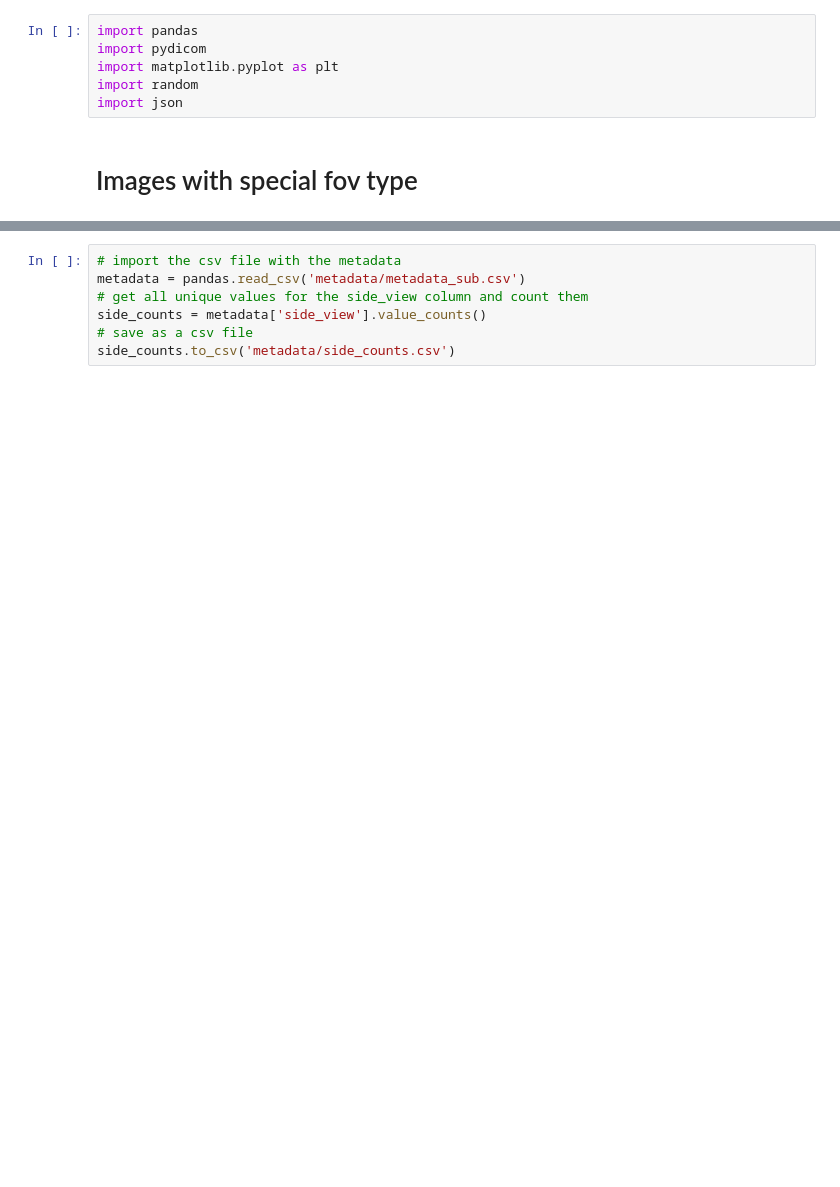
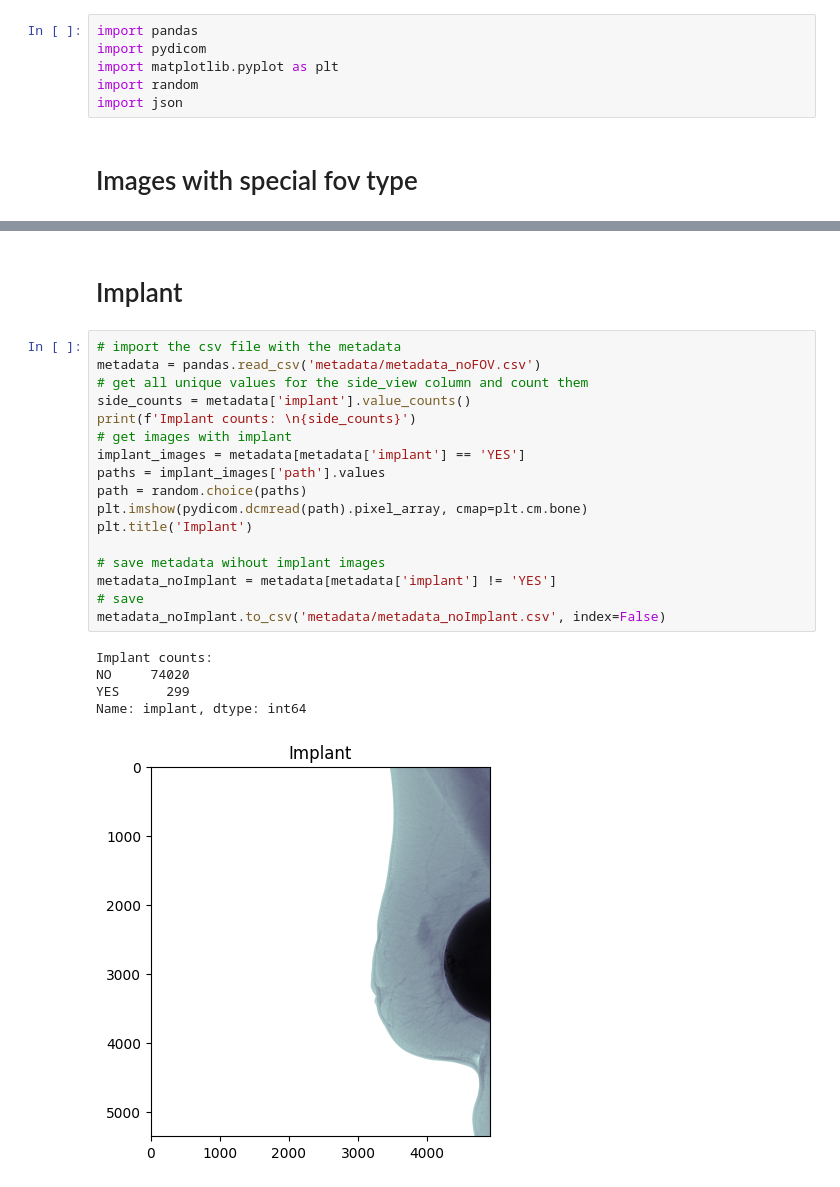
Before and after one commit to Likalto4/diffusion-models_master, a Jupyter notebook: database/dataset_filtering.ipynb, the cells around one changed output, grey strips where cells are left out. Cells and saved outputs as stored; diff of their text form; blank space fills up the shorter version.

```diff
--- a/database/dataset_filtering.ipynb
+++ b/database/dataset_filtering.ipynb
@@ -78,7 +74,25 @@ for i, path in enumerate(paths):
+# %% [markdown]
+# Implant
 # %%
 # import the csv file with the metadata
-metadata = pandas.read_csv('metadata/metadata_sub.csv')
+metadata = pandas.read_csv('metadata/metadata_noFOV.csv')
 # get all unique values for the side_view column and count them
-side_counts = metadata['side_view'].value_counts()
-# save as a csv file
-side_counts.to_csv('metadata/side_counts.csv')
+side_counts = metadata['implant'].value_counts()
+print(f'Implant counts: \n{side_counts}')
+# get images with implant
+implant_images = metadata[metadata['implant'] == 'YES']
+paths = implant_images['path'].values
+path = random.choice(paths)
+plt.imshow(pydicom.dcmread(path).pixel_array, cmap=plt.cm.bone)
+plt.title('Implant')
+
+# save metadata wihout implant images
+metadata_noImplant = metadata[metadata['implant'] != 'YES']
+# save
+metadata_noImplant.to_csv('metadata/metadata_noImplant.csv', index=False)
+# %% [output]
+Implant counts:
+NO     74020
+YES      299
+Name: implant, dtype: int64
+[figure, added]
```
Also changed, not shown: parts of 7 cells of this notebook.
